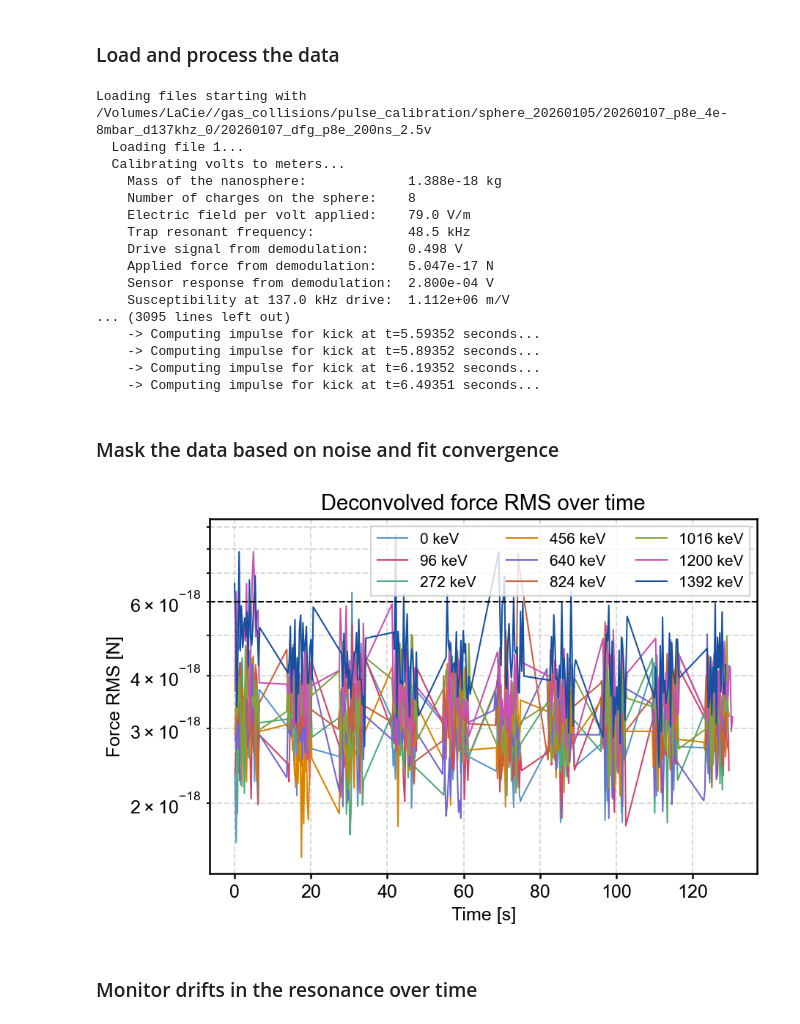
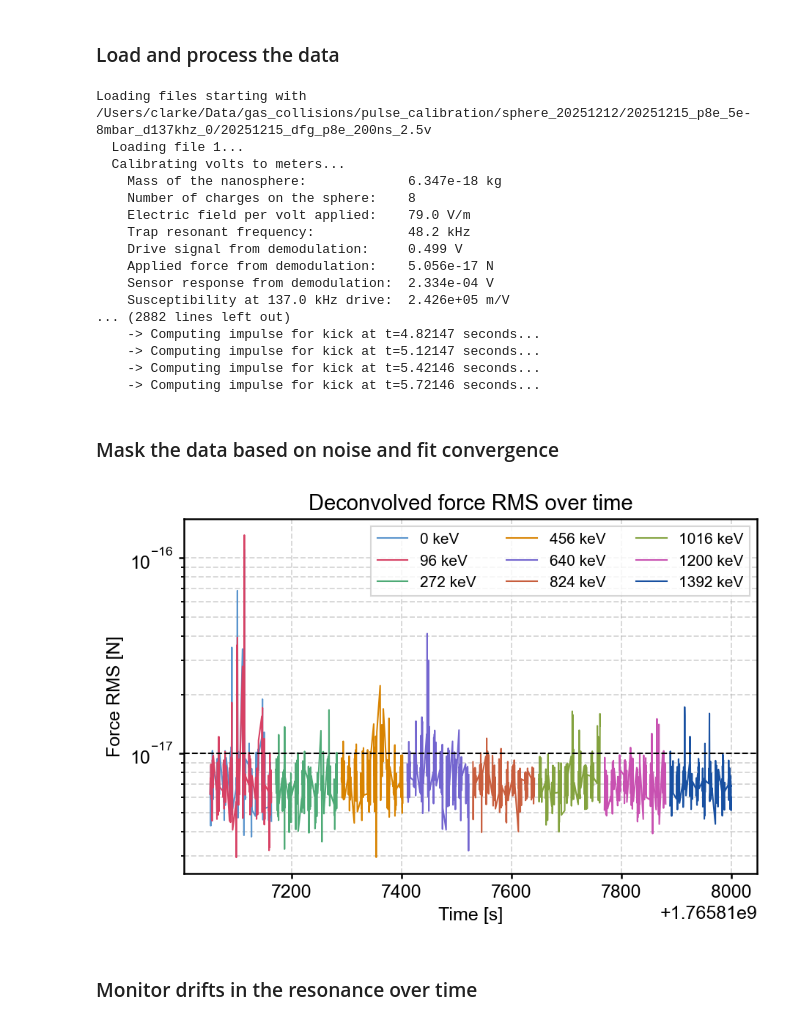
Before and after one commit to clarkehardy/nanospheres, a Jupyter notebook: impulse_calibration.ipynb, the cells around one changed output. Saved outputs shown, nothing was run; the diff lists cells and outputs as text; code cells hidden in the pictures.

```diff
--- a/impulse_calibration.ipynb
+++ b/impulse_calibration.ipynb
@@ -26,10 +26,10 @@ import data_processing as dp
 # %% [markdown]
 ### Look through the drive/data directory and print folder structure
 # %%
-# drive_path = '/Users/clarke/Data'
-drive_path = '/Volumes/LaCie/'
+drive_path = '/Users/clarke/Data'
+# drive_path = '/Volumes/LaCie/'
 
-sphere_date = '20260105'
+sphere_date = '20251212'
 
 base_path = f'{drive_path}/gas_collisions/pulse_calibration/sphere_{sphere_date}/'
 
@@ -87,7 +87,7 @@ config = {
     'f_cutoff': f_cutoff,
     'apply_notch': False,
     'calibrate': True,
-    'd_sphere_nm': 100.
+    'd_sphere_nm': 166.
 }
 # %% [markdown]
 ### Load and process the data
@@ -95,7 +95,7 @@ config = {
 reload(dp)
 
 # choose which dataset to look at
-dataset_ind = 0
+dataset_ind = 3
 dataset = list(datasets.keys())[dataset_ind]
 
 # get the list of impulse amplitudes in that dataset
@@ -127,7 +127,7 @@ for i, file_ind in enumerate(amp_list):
         continue
     filename = datasets[list(datasets.keys())[dataset_ind]][file_ind]
     plot_path = 'figures/' + base_path.split(drive_path)[-1] + dataset + '/' + filename \
-                # if plot else None
+                if plot else None
     nd = dp.NanoDataset(base_path + dataset + '/' + filename, plot_path, verbose=True, max_files=max_files, ds_factor=10, config=config)
     nd.load_calibration_data(global_params=False, pulse_amps_1e=pulse_amps_1e, pulse_amps_V=pulse_amps_V, noise=i==0)
     impulses.append(nd.impulses.copy())
@@ -145,8 +145,8 @@ for i, file_ind in enumerate(amp_list):
         freqs = np.copy(nd.freqs)
     del nd
 
-    # if i > 0:
-    #     break
+    if i > 0 and plot:
+        break
 
 min_len = min([len(i) for i in impulses])
 pulse_amps_keV = np.array(pulse_amps_keV)
@@ -161,47 +161,50 @@ meters_per_volt = np.mean(meters_per_volt)
 impulse_rms = np.array([i[:min_len] for i in impulse_rms])
 # %% [output]
 Loading files starting with
-/Volumes/LaCie//gas_collisions/pulse_calibration/sphere_20260105/20260107_p8e_4e-8mbar_d137khz_0/20260107_dfg_p8e_200ns_2.5v
+/Users/clarke/Data/gas_collisions/pulse_calibration/sphere_20251212/20251215_p8e_5e-8mbar_d137khz_0/20251215_dfg_p8e_200ns_2.5v
   Loading file 1...
   Calibrating volts to meters...
-    Mass of the nanosphere:             1.388e-18 kg
+    Mass of the nanosphere:             6.347e-18 kg
     Number of charges on the sphere:    8
     Electric field per volt applied:    79.0 V/m
-    Trap resonant frequency:            48.5 kHz
-    Drive signal from demodulation:     0.498 V
-    Applied force from demodulation:    5.047e-17 N
-    Sensor response from demodulation:  2.800e-04 V
-    Susceptibility at 137.0 kHz drive:  1.112e+06 m/V
-... (3095 lines left out)
-    -> Computing impulse for kick at t=5.59352 seconds...
-    -> Computing impulse for kick at t=5.89352 seconds...
-    -> Computing impulse for kick at t=6.19352 seconds...
-    -> Computing impulse for kick at t=6.49351 seconds...
+    Trap resonant frequency:            48.2 kHz
+    Drive signal from demodulation:     0.499 V
+    Applied force from demodulation:    5.056e-17 N
+    Sensor response from demodulation:  2.334e-04 V
+    Susceptibility at 137.0 kHz drive:  2.426e+05 m/V
+... (2882 lines left out)
+    -> Computing impulse for kick at t=4.82147 seconds...
+    -> Computing impulse for kick at t=5.12147 seconds...
+    -> Computing impulse for kick at t=5.42146 seconds...
+    -> Computing impulse for kick at t=5.72146 seconds...
 # %% [markdown]
 ### Mask the data based on noise and fit convergence
 # %%
-rms_cut = 6e-18 # cut on RMS noise in Newtons
+rms_cut = 1e-17 # cut on RMS noise in Newtons
 rms_mask = impulse_rms < rms_cut
 
 # create a mask that includes the noise and the fit convergence
 mask = rms_mask & fit_success
 
+n_repeats = (pulse_times.shape[1] + timestamps.shape[1] - 1) // timestamps.shape[1]
+pulse_timestamps = pulse_times + np.repeat(timestamps, n_repeats, axis=1)[:, :pulse_times.shape[1]] - np.amin(pulse_timestamps)
+
 fig, ax = plt.subplots(figsize=(6, 4), layout='constrained')
 
 for i in range(impulse_rms.shape[0]):
-    ax.plot(pulse_times[i], np.abs(impulse_rms[i]), label='{:.0f} keV'.format(pulse_amps_keV[i]))
+    ax.plot(pulse_timestamps[i], np.abs(impulse_rms[i]), label='{:.0f} keV'.format(pulse_amps_keV[i]))
 
 ax.set_xlabel('Time [s]')
 ax.set_ylabel('Force RMS [N]')
 ax.set_yscale('log')
 ax.axhline(rms_cut, ls='--', color='k')
 ax.legend(ncol=3, fontsize=10)
 ax.grid(which='both')
 ax.set_title('Deconvolved force RMS over time')
 if plot_path:
     fig.savefig(plot_path + '_rms.pdf')
 # %% [output]
-[figure, old version]
+[figure, new version]
 # %% [markdown]
 ### Monitor drifts in the resonance over time
 # %%
```
Also changed, not shown: parts of 8 cells of this notebook, 4 other files.
